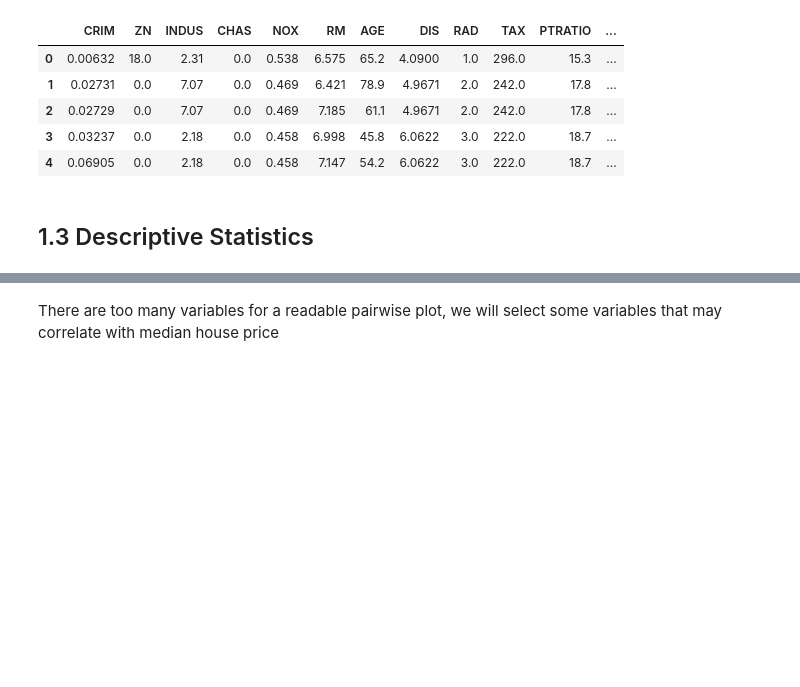
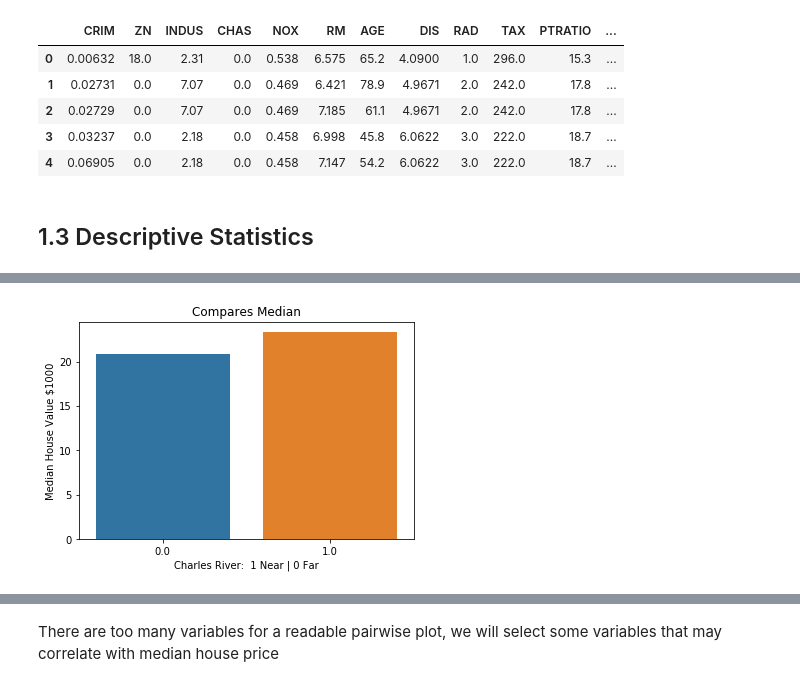
Before and after one commit to dermotkel/machine-learning, a Jupyter notebook: project.ipynb, the cells around one changed output, grey strips where cells are left out. Saved outputs shown, nothing was run; the diff lists cells and outputs as text; code cells hidden in the pictures; blank space fills up the shorter version.

```diff
--- a/project.ipynb
+++ b/project.ipynb
@@ -109,3 +125,12 @@ plt.show()
+# %%
+from numpy import median
+sns.barplot(y="MEDV", x="CHAS", ci=None, estimator=median, data=bostonDF)
+plt.xlabel('Charles River:  1 Near | 0 Far')
+plt.ylabel('Median House Value $1000')
+plt.title("Compares Median")
+plt.show()
+# %% [output]
+[figure, added]
 # %%
 bostonDF.describe()
 # %% [output]
```
Also changed, not shown: parts of 6 cells of this notebook.
